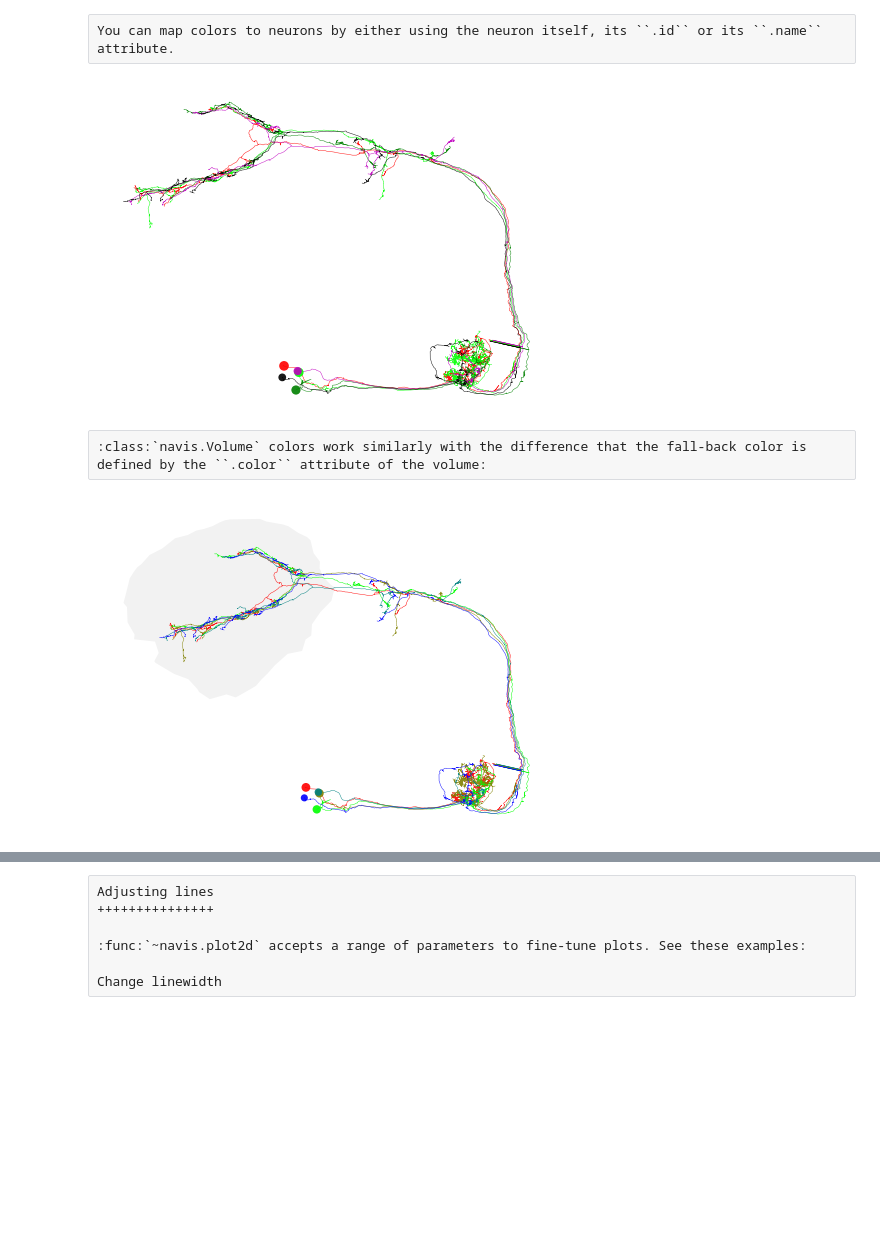
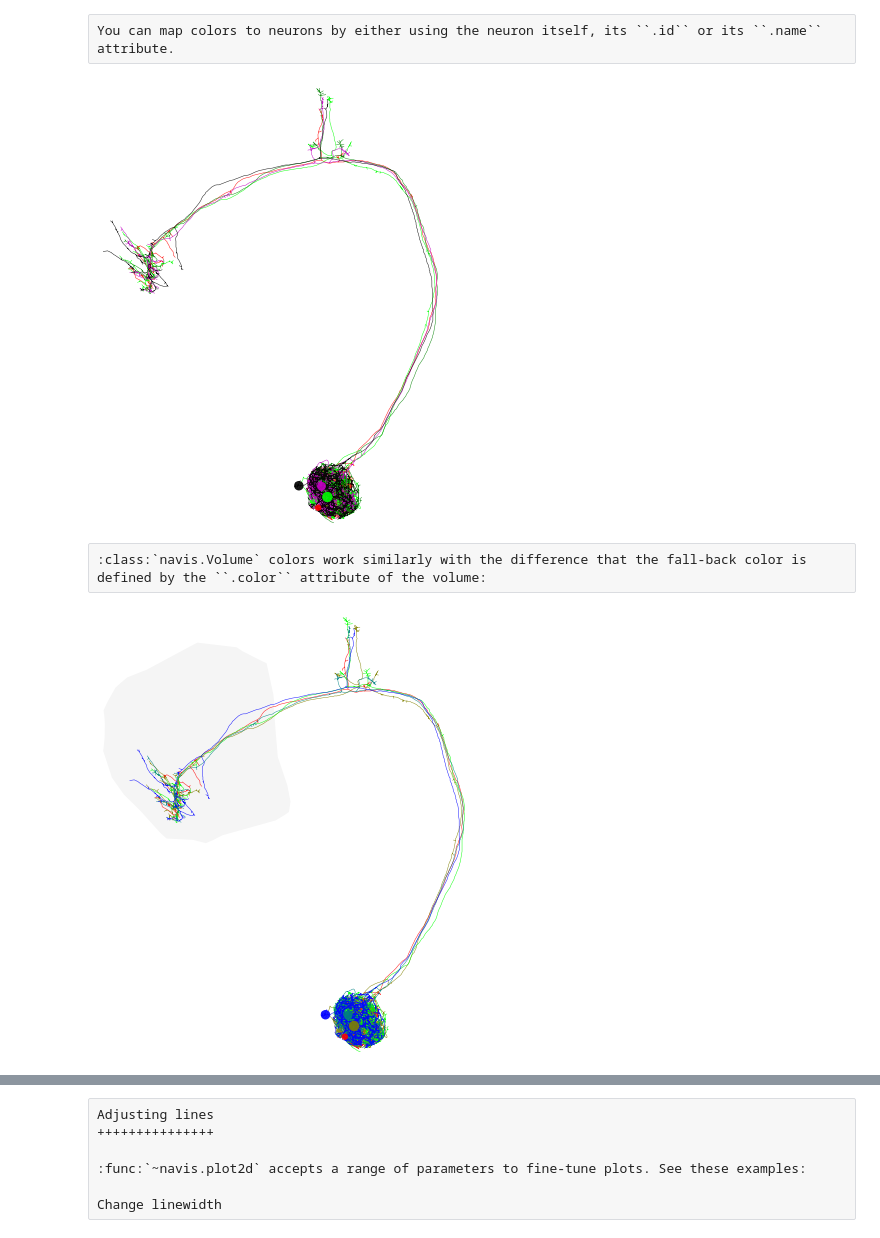
Before and after one commit to navis-org/navis, a Jupyter notebook: docs/source/tutorials/plotting.ipynb, the cells around one changed output, grey strips where cells are left out. Drawn from its saved outputs; the diff is of its cells as text; code cells hidden in the pictures; blank space fills up the shorter version.

```diff
--- a/docs/source/tutorials/plotting.ipynb
+++ b/docs/source/tutorials/plotting.ipynb
@@ -19,9 +29,9 @@ This uses matplotlib to generate 2D plots. The big advantage is that you can sav
 import navis
 import matplotlib.pyplot as plt
 
-nl = navis.example_neurons()
+nl = navis.example_neurons(kind='skeleton')
 
 # Plot using default settings
-fig, ax = nl.plot2d()
+fig, ax = nl.plot2d(method='2d', view=('x', '-y'))
 plt.show()
 # %% [output]
@@ -244,22 +278,22 @@ You can map colors to neurons by either using the neuron itself, its ``.id`` or
 # %%
 cmap = {nl[0]: 'r',
         nl[1].id: (0, 1, 0),
         nl[2].name: 'g',
         nl[3]: 'm',
         nl[4]: 'k'}
 
-fig, ax = navis.plot2d(nl, color=cmap)
+fig, ax = navis.plot2d(nl, color=cmap, method='2d', view=('x', '-y'))
 # %% [output]
-[figure, old version]
+[figure, new version]
 # %% [raw]
 :class:`navis.Volume` colors work similarly with the difference that the fall-back color is defined by the ``.color`` attribute of the volume:
 # %%
 lh = navis.example_volume('LH')
-lh.color = (.95, .95, .95, .1)
+lh.color = (.8, .8, .8, .2)
 
-fig, ax = navis.plot2d([nl, lh])
+fig, ax = navis.plot2d([nl, lh], method='2d', view=('x', '-y'))
 # %% [output]
-[figure, old version]
+[figure, new version]
 # %%
 lh = navis.example_volume('LH')
 
```
Also changed, not shown: parts of 29 cells of this notebook, 7 other files.
